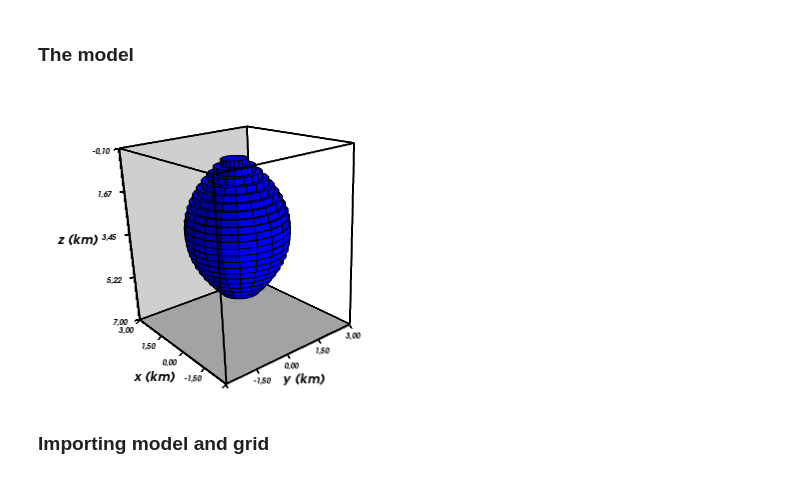
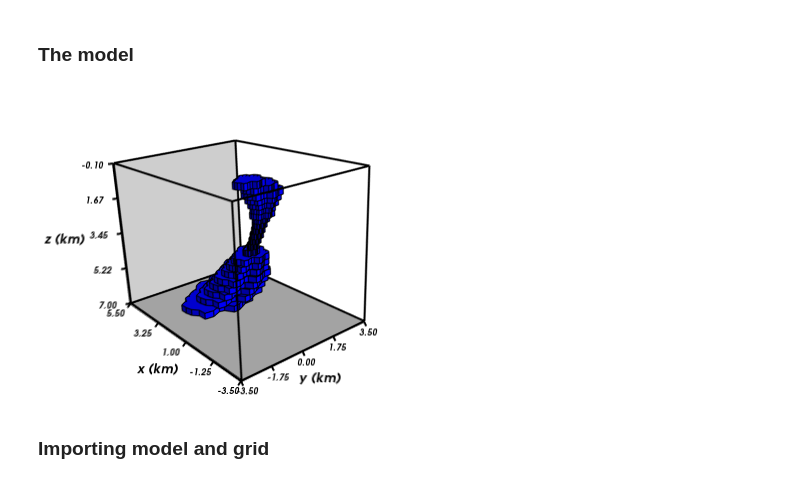
Before and after one commit to pinga-lab/magnetic-radial-inversion, a Jupyter notebook: code/complex/data.ipynb, the cells around one changed output. Saved outputs shown, nothing was run; the diff lists cells and outputs as text; code cells hidden in the pictures.

```diff
--- a/code/complex/data.ipynb
+++ b/code/complex/data.ipynb
@@ -21,8 +22,8 @@ import mag_polyprism_functions as mfun
 # %% [markdown]
 ### The model
 # %%
-img(filename='../synthetic_data/oval/oval_true.png')
+img(filename='complex_data/complex_true.png')
 # %% [output]
-[figure, old version]
+[figure, new version]
 # %% [markdown]
 ### Importing model and grid
```
Also changed, not shown: parts of 16 cells of this notebook, 2 other files.
